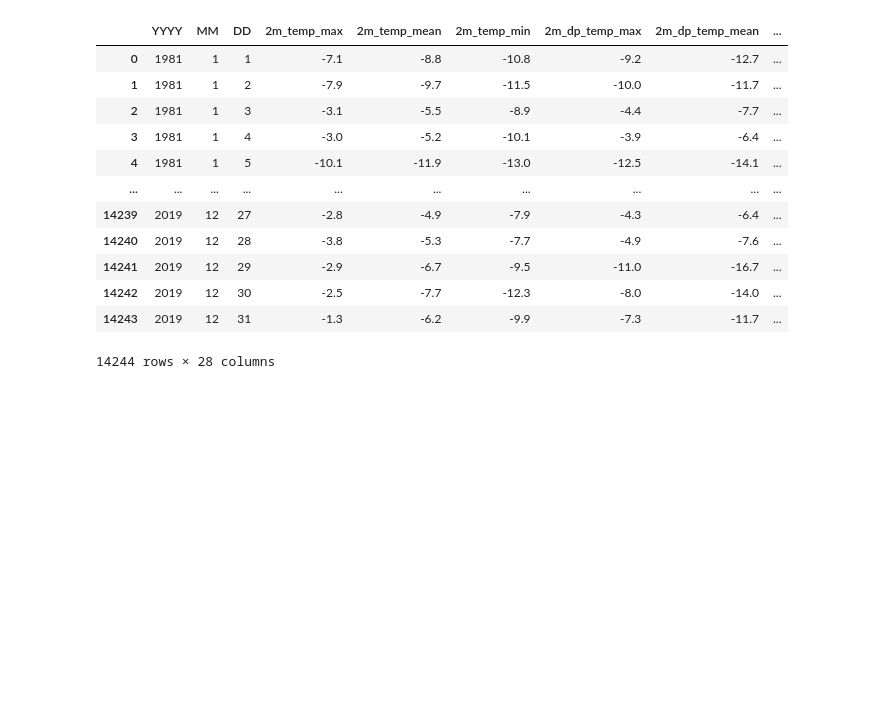
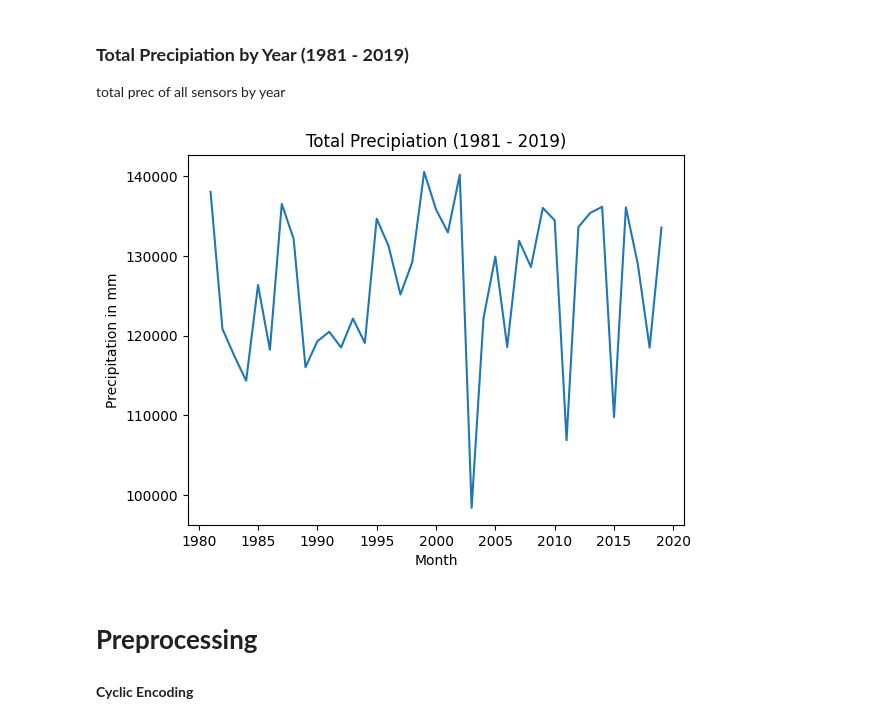
Before and after one commit to allorenz/LamaH-Precipitation-Forecast, a Jupyter notebook: src/eda.ipynb, the cells around one changed output. Saved outputs shown, nothing was run; the diff lists cells and outputs as text; code cells hidden in the pictures; blank space fills up the shorter version.

```diff
--- a/src/eda.ipynb
+++ b/src/eda.ipynb
@@ -27,22 +118,24 @@ __cyclic encoding__
+# %% [markdown]
+### __Total Precipiation by Year (1981 - 2019)__
+total prec of all sensors by year
+# %%
+yearly_sum = df.groupby(['YYYY', 'MM'])["prec"].sum()
+yearly_sum_avg = yearly_sum.groupby('YYYY').sum()
+
+plt.plot(yearly_sum_avg)
+plt.title("Total Precipiation (1981 - 2019)")
+plt.ylabel("Precipitation in mm")
+plt.xlabel("Month")
+plt.show()
+# %% [output]
+[figure, added]
+# %% [markdown]
+# __Preprocessing__
+# %% [markdown]
+__Cyclic Encoding__
 # %%
 df['MM_sin'] = np.sin(2 * np.pi * df['MM']/12.0)
 df['MM_cos'] = np.cos(2 * np.pi * df['MM']/12.0)
 
 df['DOY_sin'] = np.sin(2 * np.pi * df['DOY']/365.0)
 df['DOY_cos'] = np.cos(2 * np.pi * df['DOY']/365.0)
-
-df.drop(columns=["DOY"], axis=1)
-# %% [output]
-|  | YYYY | MM | DD | 2m_temp_max | 2m_temp_mean | 2m_temp_min | 2m_dp_temp_max | 2m_dp_temp_mean | ... |
-| 0 | 1981 | 1 | 1 | -7.1 | -8.8 | -10.8 | -9.2 | -12.7 | ... |
-| 1 | 1981 | 1 | 2 | -7.9 | -9.7 | -11.5 | -10.0 | -11.7 | ... |
-| 2 | 1981 | 1 | 3 | -3.1 | -5.5 | -8.9 | -4.4 | -7.7 | ... |
-| 3 | 1981 | 1 | 4 | -3.0 | -5.2 | -10.1 | -3.9 | -6.4 | ... |
-| 4 | 1981 | 1 | 5 | -10.1 | -11.9 | -13.0 | -12.5 | -14.1 | ... |
-| ... | ... | ... | ... | ... | ... | ... | ... | ... | ... |
-| 14239 | 2019 | 12 | 27 | -2.8 | -4.9 | -7.9 | -4.3 | -6.4 | ... |
-| 14240 | 2019 | 12 | 28 | -3.8 | -5.3 | -7.7 | -4.9 | -7.6 | ... |
-| 14241 | 2019 | 12 | 29 | -2.9 | -6.7 | -9.5 | -11.0 | -16.7 | ... |
-| 14242 | 2019 | 12 | 30 | -2.5 | -7.7 | -12.3 | -8.0 | -14.0 | ... |
-| 14243 | 2019 | 12 | 31 | -1.3 | -6.2 | -9.9 | -7.3 | -11.7 | ... |
-14244 rows × 28 columns
```
Also changed, not shown: parts of 23 cells of this notebook, 1 other file.
